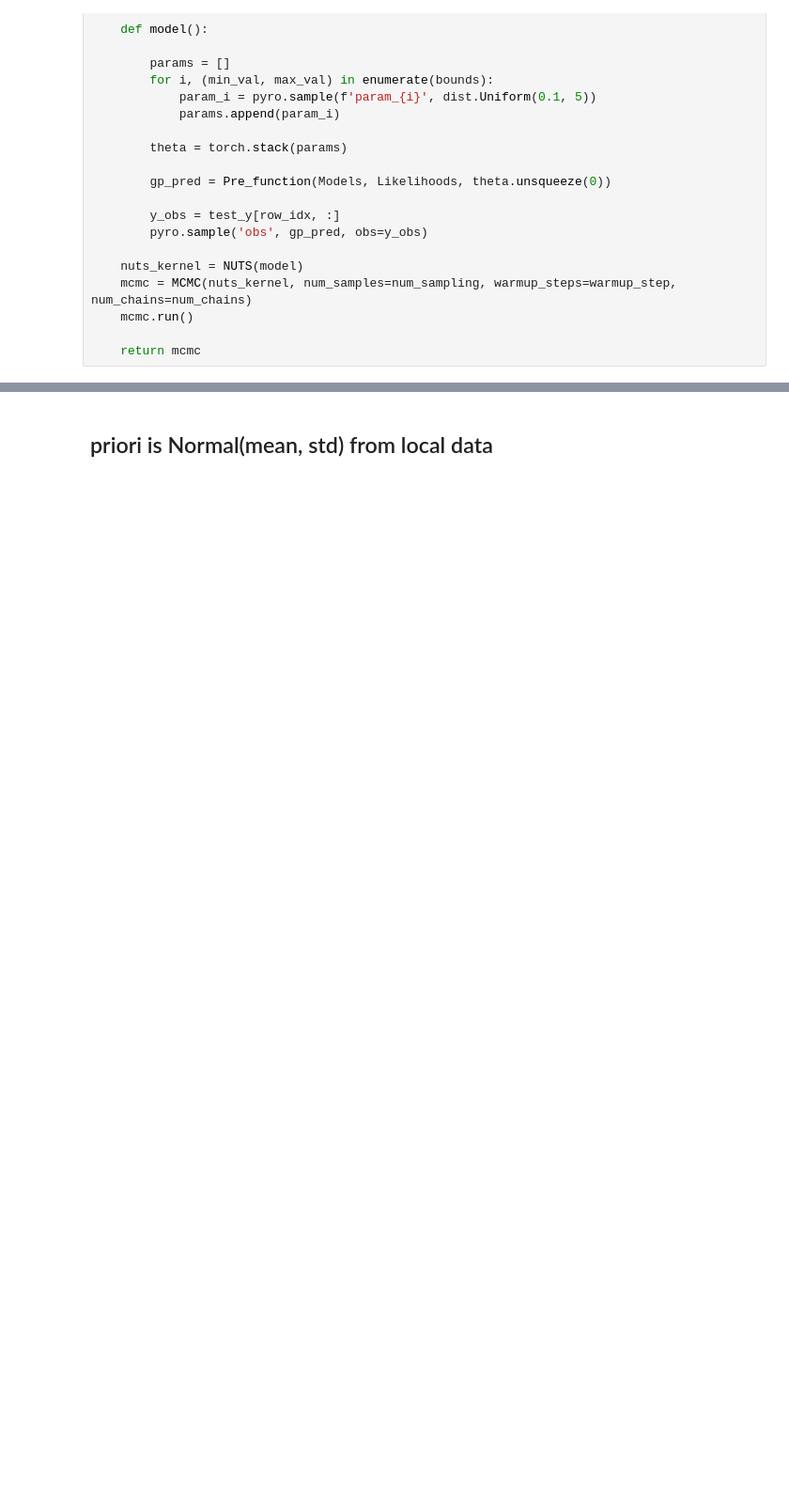
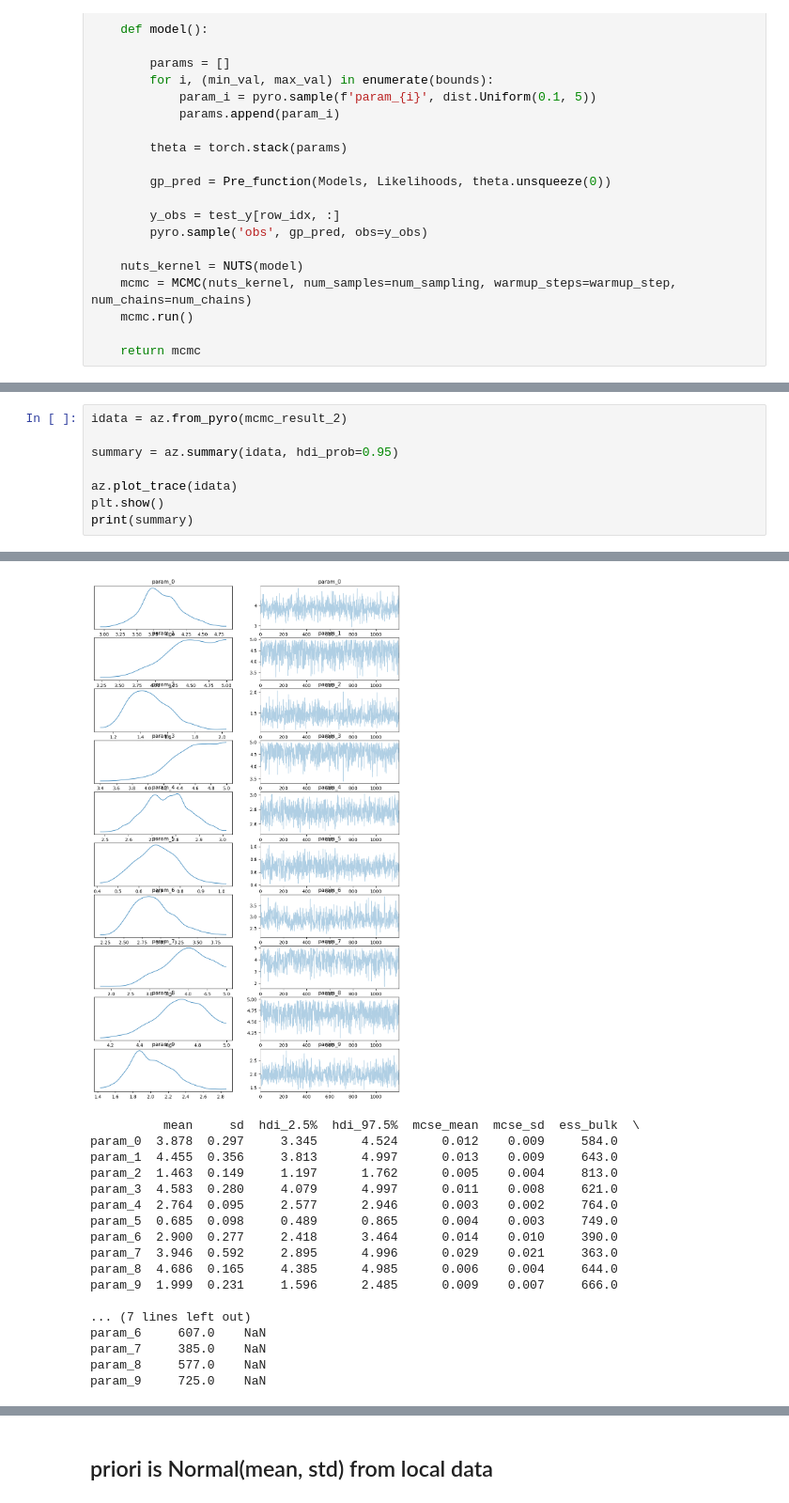
Before and after one commit to Aether-Ren/Multioutput_FixedG_GP, a Jupyter notebook: mcmcprior.ipynb, the cells around one changed output, grey strips where cells are left out. Shown at 94% size. Drawn from its saved outputs; the diff is of its cells as text; blank space fills up the shorter version.

```diff
--- a/mcmcprior.ipynb
+++ b/mcmcprior.ipynb
@@ -152,0 +216,9 @@ def run_mcmc_Uniform_2(Pre_function, Models, Likelihoods, row_idx, test_y, bound
+# %%
+idata = az.from_pyro(mcmc_result_2)
+
+summary = az.summary(idata, hdi_prob=0.95)
+
+az.plot_trace(idata)
+plt.show()
+print(summary)
+# %% [output]
@@ -152,0 +226,18 @@ def run_mcmc_Uniform_2(Pre_function, Models, Likelihoods, row_idx, test_y, bound
+[figure, added]
+          mean     sd  hdi_2.5%  hdi_97.5%  mcse_mean  mcse_sd  ess_bulk  \
+param_0  3.878  0.297     3.345      4.524      0.012    0.009     584.0
+param_1  4.455  0.356     3.813      4.997      0.013    0.009     643.0
+param_2  1.463  0.149     1.197      1.762      0.005    0.004     813.0
+param_3  4.583  0.280     4.079      4.997      0.011    0.008     621.0
+param_4  2.764  0.095     2.577      2.946      0.003    0.002     764.0
+param_5  0.685  0.098     0.489      0.865      0.004    0.003     749.0
+param_6  2.900  0.277     2.418      3.464      0.014    0.010     390.0
+param_7  3.946  0.592     2.895      4.996      0.029    0.021     363.0
+param_8  4.686  0.165     4.385      4.985      0.006    0.004     644.0
+param_9  1.999  0.231     1.596      2.485      0.009    0.007     666.0
+
+... (7 lines left out)
+param_6     607.0    NaN
+param_7     385.0    NaN
+param_8     577.0    NaN
+param_9     725.0    NaN
```
Also changed, not shown: parts of 26 cells of this notebook, 4 other files.
